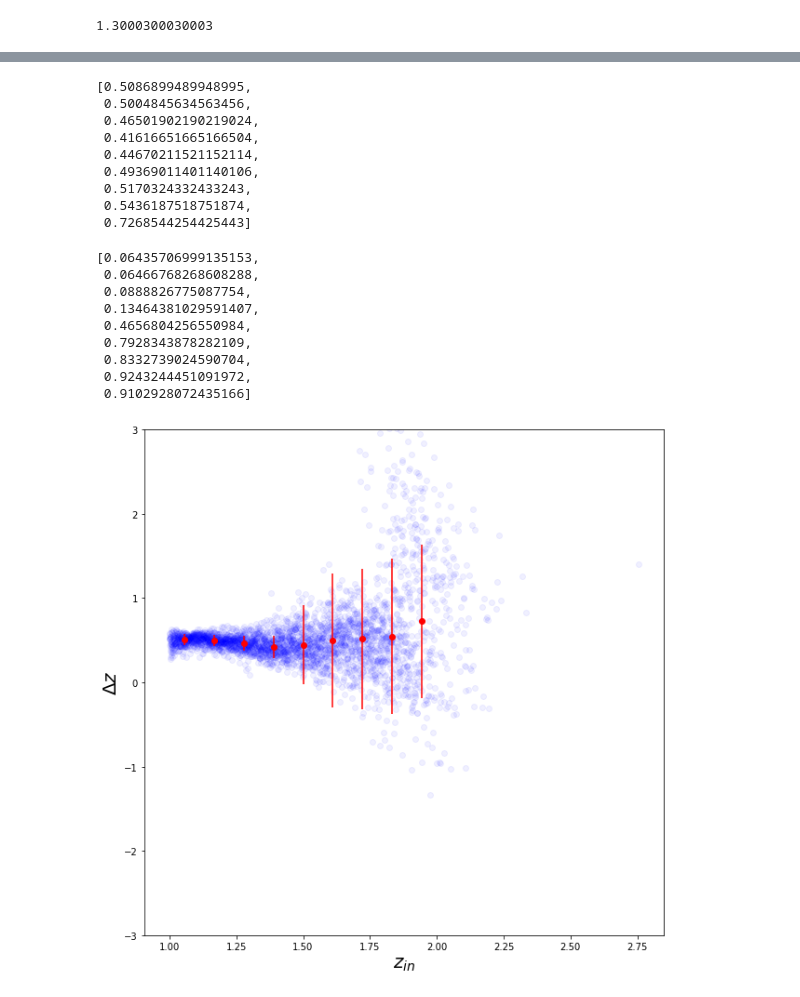
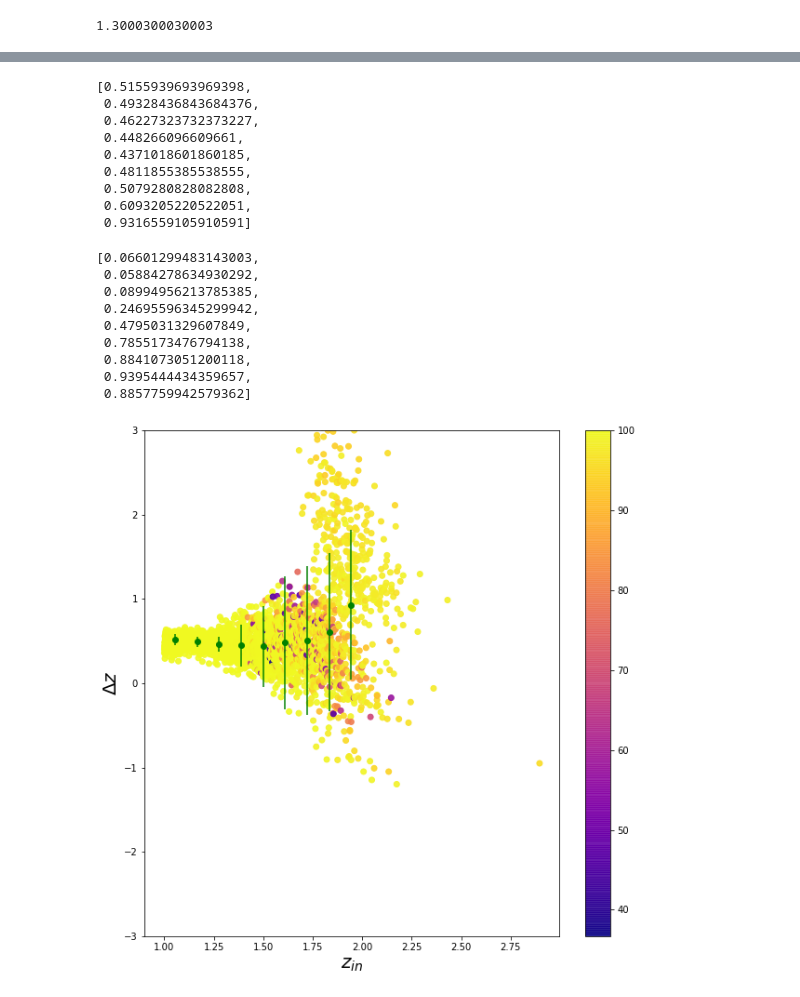
Before and after one commit to cpvargas/sed_research, a Jupyter notebook: single_AvRv_sim.ipynb, the cells around one changed output, grey strips where cells are left out. Saved outputs shown, nothing was run; the diff lists cells and outputs as text; code cells hidden in the pictures.

```diff
--- a/single_AvRv_sim.ipynb
+++ b/single_AvRv_sim.ipynb
@@ -143,7 +143,7 @@ subprocess.call("../src/eazy -p zphot.param.default",shell=True)
 # %% [output]
 0
 # %%
-zout = np.loadtxt(home + "/eazy-photoz/inputs/OUTPUT/photz.zout",comments="#",usecols=(14),unpack=True)
+zout,pp = np.loadtxt(home + "/eazy-photoz/inputs/OUTPUT/photz.zout",comments="#",usecols=(14,15),unpack=True)
 # %%
 zout
 # %% [output]
@@ -157,3 +156,5 @@ zspace[1000]
 mask = zout>0
 zout_m = zout[mask]
 zspace_m = zspace[mask]
+# %%
+pp = pp[mask]
@@ -197,39 +204,42 @@ std = [data[digitized == i].std() for i in range(1, len(bins))]
 # %%
 means
 # %% [output]
-[0.5086899489948995,
- 0.5004845634563456,
- 0.46501902190219024,
- 0.41616651665166504,
- 0.44670211521152114,
- 0.49369011401140106,
- 0.5170324332433243,
- 0.5436187518751874,
- 0.7268544254425443]
+[0.5155939693969398,
+ 0.49328436843684376,
+ 0.46227323732373227,
+ 0.448266096609661,
+ 0.4371018601860185,
+ 0.4811855385538555,
+ 0.5079280828082808,
+ 0.6093205220522051,
+ 0.9316559105910591]
 # %%
 std
 # %% [output]
-[0.06435706999135153,
- 0.06466768268608288,
- 0.0888826775087754,
- 0.13464381029591407,
- 0.4656804256550984,
- 0.7928343878282109,
- 0.8332739024590704,
- 0.9243244451091972,
- 0.9102928072435166]
+[0.06601299483143003,
+ 0.05884278634930292,
+ 0.08994956213785385,
+ 0.24695596345299942,
+ 0.4795031329607849,
+ 0.7855173476794138,
+ 0.8841073051200118,
+ 0.9395444434359657,
+ 0.8857759942579362]
+# %%
+pp*=100.
 # %%
 plt.rcParams['figure.figsize'] = [10, 10]
 
 plt.xlabel(r"$z_{in}$",fontsize=20)
 plt.ylabel(r"$\Delta z$",fontsize=20)
 
-plt.scatter(zspace_m,zout_m-zspace_m,c="blue",alpha=0.06,label="10000 sims")
-plt.errorbar(hb, means, yerr=std,fmt="ro",ecolor="red")
+plt.scatter(zspace_m,zout_m-zspace_m,c=pp,cmap="plasma",alpha=0.9,label="10000 sims")
+plt.errorbar(hb, means, yerr=std,fmt="go",ecolor="green")
 plt.ylim(-3.,3.)
+plt.colorbar()
 plt.show()
 # %% [output]
-[figure, old version]
+[figure, new version]
 # %%
 #phot_test = np.array([1.70771e-01,1.91405e+00,5.69421e+00,3.25895e+01,8.45730e+01,1.19146e+02,1.57714e+02])*1e-6
 #phot_err_test = np.array([7.44628e-02,3.79339e-02,2.65289e-02,4.55096e-02,5.64738e-01,9.86226e-01,9.14601e-01])*1e-6
```
Also changed, not shown: parts of 9 cells of this notebook.
